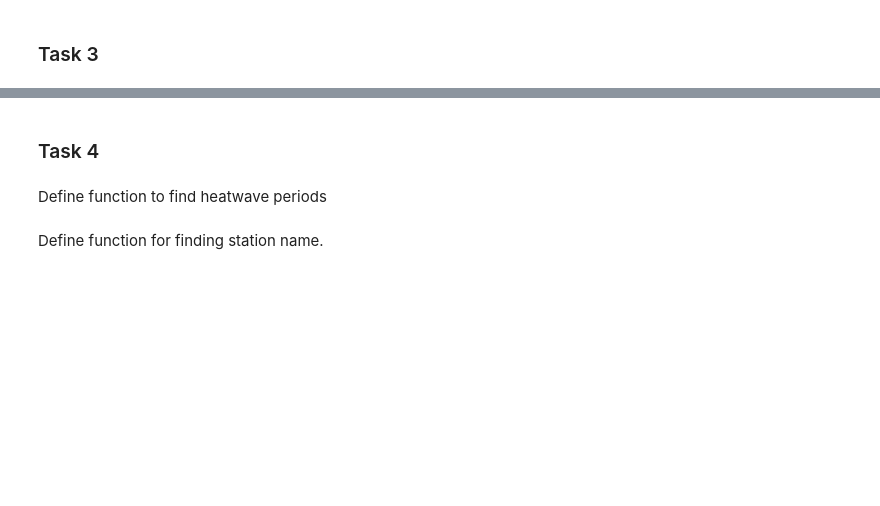
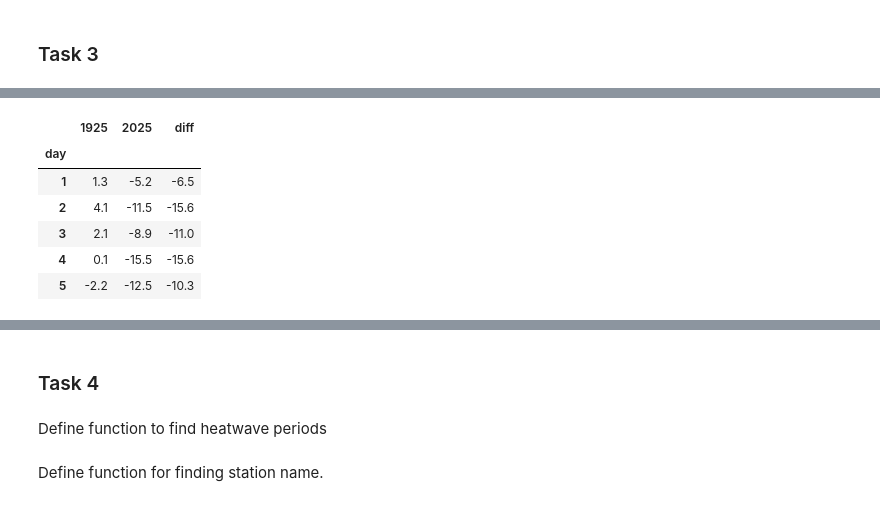
Before and after one commit to Behanix/inf201-deliverables, a Jupyter notebook: deliverable_1.ipynb, the cells around one changed output, grey strips where cells are left out. Saved outputs shown, nothing was run; the diff lists cells and outputs as text; code cells hidden in the pictures; blank space fills up the shorter version.

```diff
--- a/deliverable_1.ipynb
+++ b/deliverable_1.ipynb
@@ -356,8 +343,16 @@ df_2025_0H['day'] = df_2025_0H['referenceTime'].dt.dayofyear
 # %%
-df_temp_diff = pd.concat([df_1925.set_index('day')['value'], df_2025_0H.set_index('day')['value']], axis=1)
+df_temp_diff = pd.concat([df_1925.set_index('day')['value'], df_2025.set_index('day')['value']], axis=1)
 df_temp_diff.columns = ['1925', '2025']
 df_temp_diff['diff'] = df_temp_diff['2025'] - df_temp_diff['1925']
 df_temp_diff.head()
+# %% [output]
+|  | 1925 | 2025 | diff |
+| day |  |  |  |
+| 1 | 1.3 | -5.2 | -6.5 |
+| 2 | 4.1 | -11.5 | -15.6 |
+| 3 | 2.1 | -8.9 | -11.0 |
+| 4 | 0.1 | -15.5 | -15.6 |
+| 5 | -2.2 | -12.5 | -10.3 |
 # %%
 fig, (ax1, ax2) = plt.subplots(2, 1, sharex=True, figsize=(14, 8))
 
```
Also changed, not shown: parts of 23 cells of this notebook.
